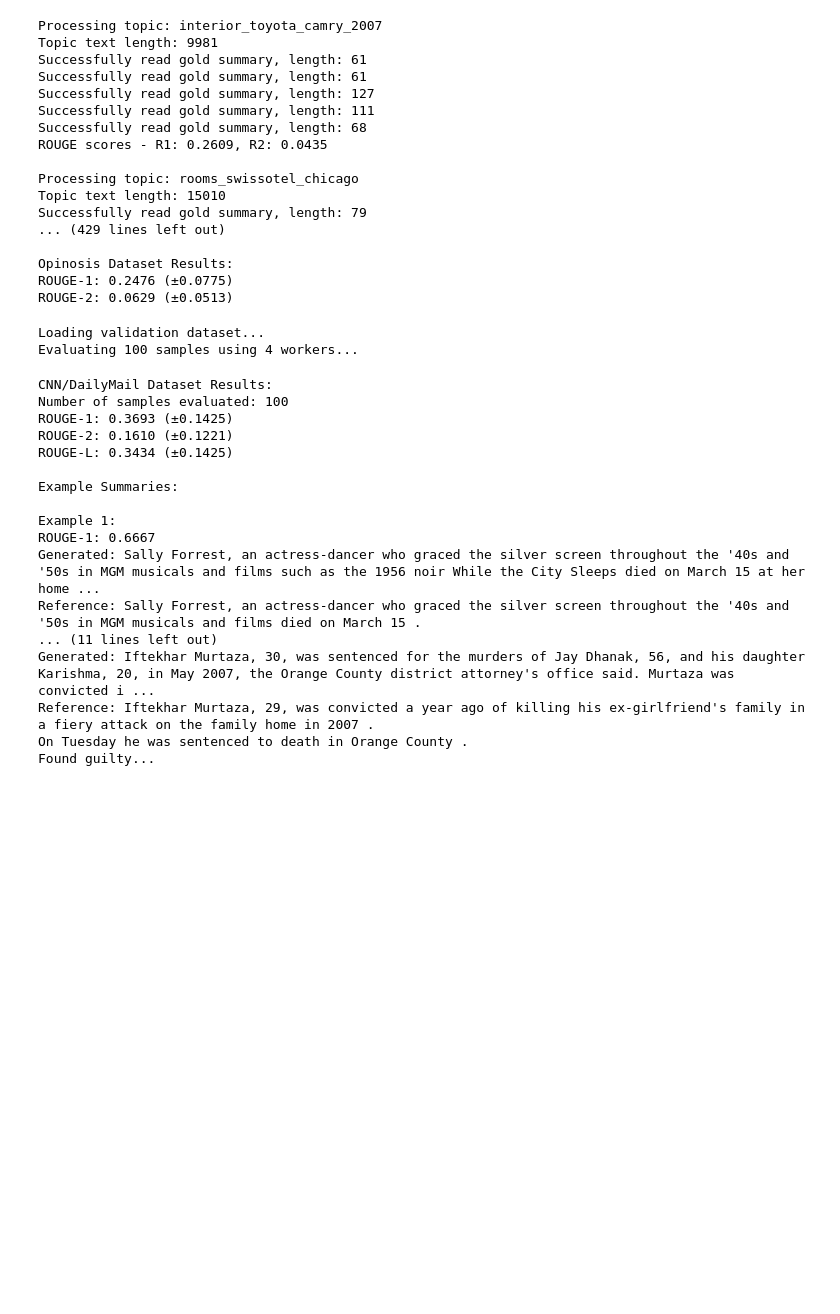
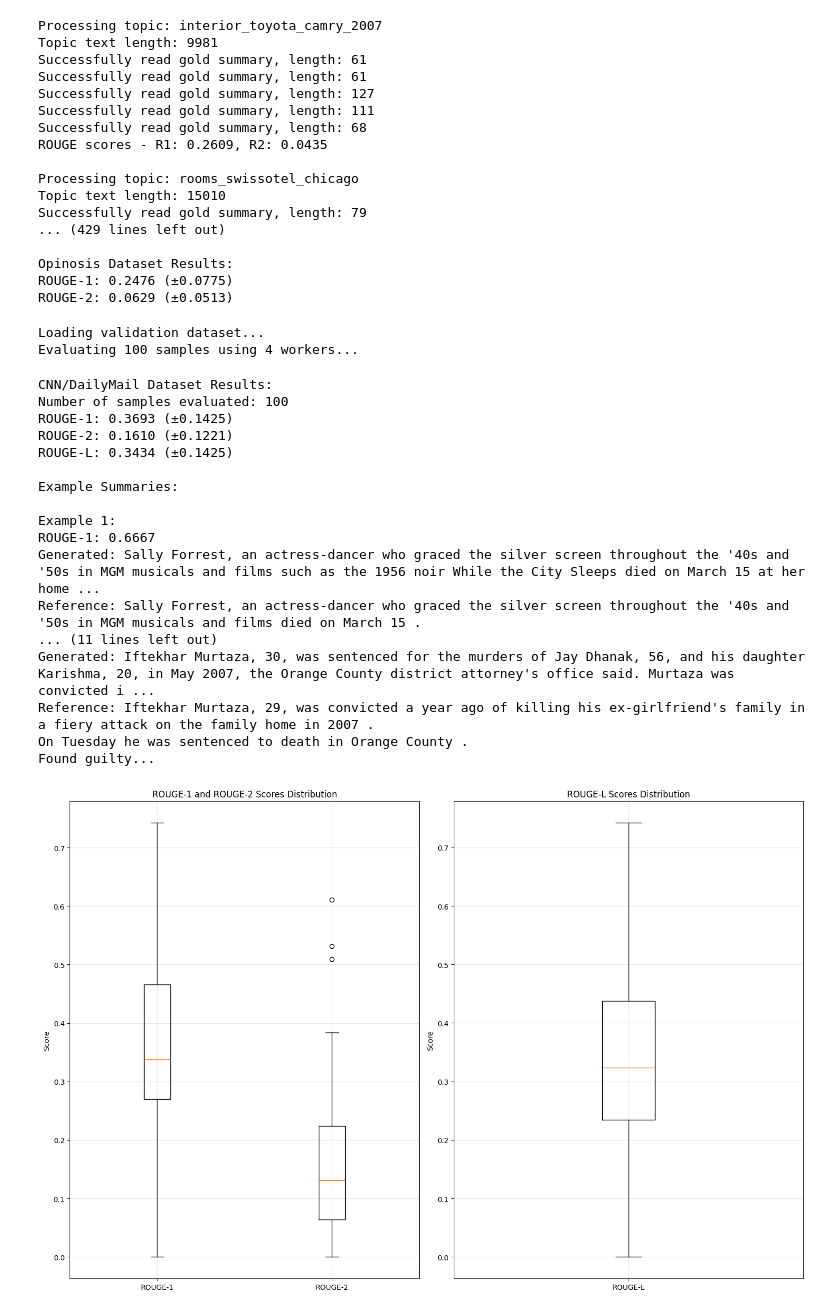
Before and after one commit to Miguuli/NLP_2024_Project, a Jupyter notebook: nltk_proj.ipynb, the cells around one changed output. Cells and saved outputs as stored; diff of their text form; code cells hidden in the pictures; blank space fills up the shorter version.

```diff
--- a/nltk_proj.ipynb
+++ b/nltk_proj.ipynb
@@ -1253,42 +1353,93 @@ class CNNDMEvaluator:
             print(f"Generated: {result['generated_summary'][:200]}...")
             print(f"Reference: {result['reference_summary'][:200]}...")
 
+    def visualize_results(self, results):
+        """Create visualization of evaluation results"""
+        # Extract scores
+        scores = {
+            'ROUGE-1': [r['rouge-1'] for r in results],
+            'ROUGE-2': [r['rouge-2'] for r in results],
+            'ROUGE-L': [r['rouge-l'] for r in results]
+        }
+
+        # Create figure with subplots
+        plt.figure(figsize=(15, 10))
+
+        # ROUGE-1 and ROUGE-2 box plots
+        plt.subplot(1, 2, 1)
+        plt.boxplot([scores['ROUGE-1'], scores['ROUGE-2']],
+                    labels=['ROUGE-1', 'ROUGE-2'])
+        plt.title('ROUGE-1 and ROUGE-2 Scores Distribution')
+        plt.ylabel('Score')
+        plt.grid(True, alpha=0.3)
+
+        # ROUGE-L box plot
+        plt.subplot(1, 2, 2)
+        plt.boxplot([scores['ROUGE-L']], labels=['ROUGE-L'])
+        plt.title('ROUGE-L Scores Distribution')
+        plt.ylabel('Score')
+        plt.grid(True, alpha=0.3)
+
+        plt.tight_layout()
+        plt.show()
+
+        # Print summary statistics
+        print("\nSummary Statistics:")
+        print("═" * 50)
+        for metric, values in scores.items():
+            mean = np.mean(values)
+            std = np.std(values)
+            print(f"{metric}: {mean:.4f} (±{std:.4f})")
+
+        # Add presentation-ready summary
+        print("\nPresentation Summary:")
+        print("═" * 50)
+        print("NewsAware Edmundson Summarizer Performance:")
+        print(f"• ROUGE-1: {np.mean(scores['ROUGE-1']):.4f}")
+        print(f"  - Indicates effectiveness in capturing key terms")
+        print(f"\n• ROUGE-2: {np.mean(scores['ROUGE-2']):.4f}")
+        print(f"  - Shows bi-gram overlap performance")
+        print(f"\n• ROUGE-L: {np.mean(scores['ROUGE-L']):.4f}")
+        print(f"  - Represents longest common subsequence match")
+
 def main():
-    # Initialize evaluator with path to your CSV files
+    # Initialize evaluator
     evaluator = CNNDMEvaluator('./cnn_dailymail')
 
-    # Load validation dataset (you can specify max_samples for testing)
+    # Load and evaluate dataset
     dataset = evaluator.load_dataset(split='validation', max_samples=100)
-
-    # Run evaluation
     results = evaluator.evaluate_parallel(dataset)
 
-    # Print results
+    # Print detailed results
     evaluator.print_results(results)
+
+    # Create visualizations
+    evaluator.visualize_results(results)
 
     # Save results
     with open('cnn_dm_results.json', 'w') as f:
         json.dump(results, f)
 
 if __name__ == "__main__":
     main()
 # %% [output]
 Loading validation dataset...
 Evaluating 100 samples using 4 workers...
 CNN/DailyMail Dataset Results:
 Number of samples evaluated: 100
 ROUGE-1: 0.3693 (±0.1425)
 ROUGE-2: 0.1610 (±0.1221)
 ROUGE-L: 0.3434 (±0.1425)
 
 Example Summaries:
 
 Example 1:
 ROUGE-1: 0.6667
 Generated: Sally Forrest, an actress-dancer who graced the silver screen throughout the '40s and '50s in MGM musicals and films such as the 1956 noir While the City Sleeps died on March 15 at her home ...
 Reference: Sally Forrest, an actress-dancer who graced the silver screen throughout the '40s and '50s in MGM musicals and films died on March 15 .
 ... (11 lines left out)
 Generated: Iftekhar Murtaza, 30, was sentenced for the murders of Jay Dhanak, 56, and his daughter Karishma, 20, in May 2007, the Orange County district attorney's office said. Murtaza was convicted i ...
 Reference: Iftekhar Murtaza, 29, was convicted a year ago of killing his ex-girlfriend's family in a fiery attack on the family home in 2007 .
 On Tuesday he was sentenced to death in Orange County .
 Found guilty...
+[figure, added]
```
Also changed, not shown: parts of 8 cells of this notebook.
